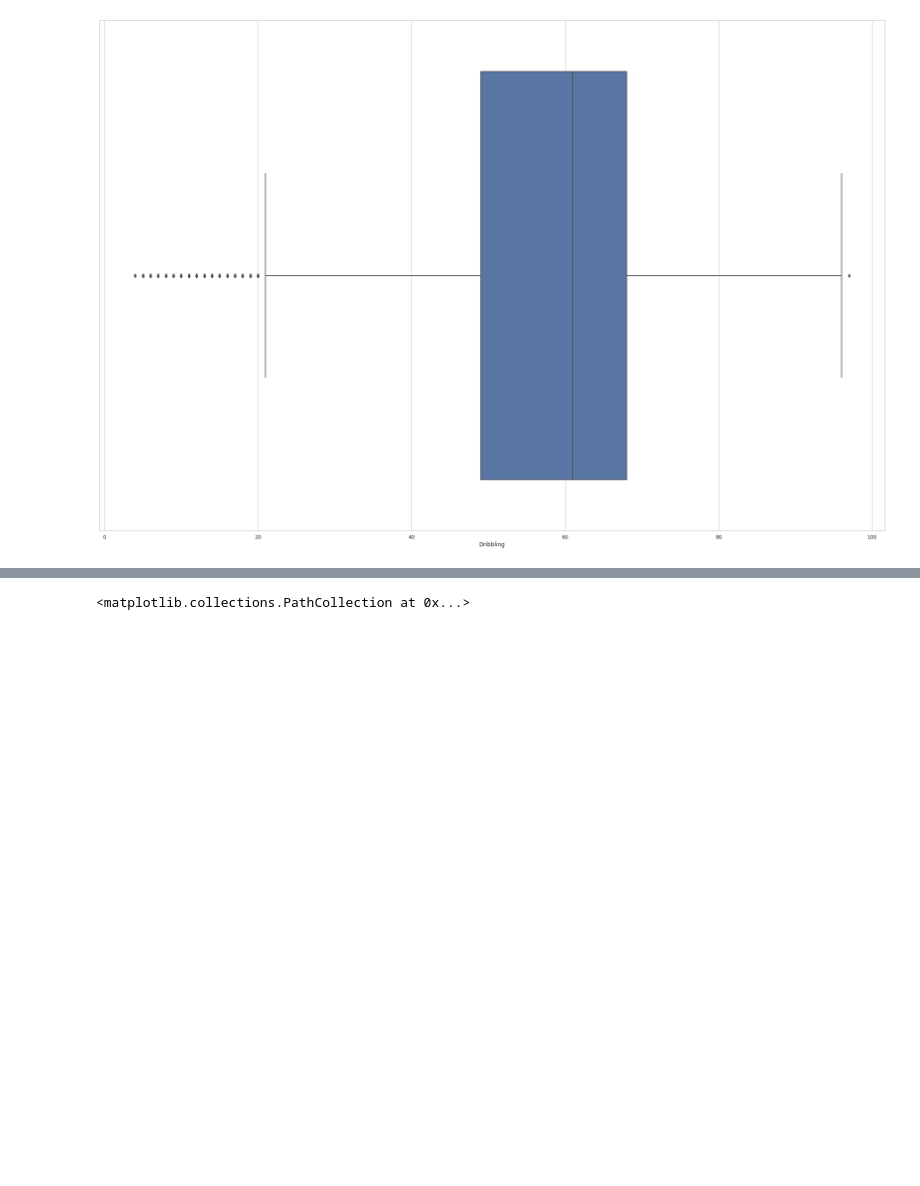
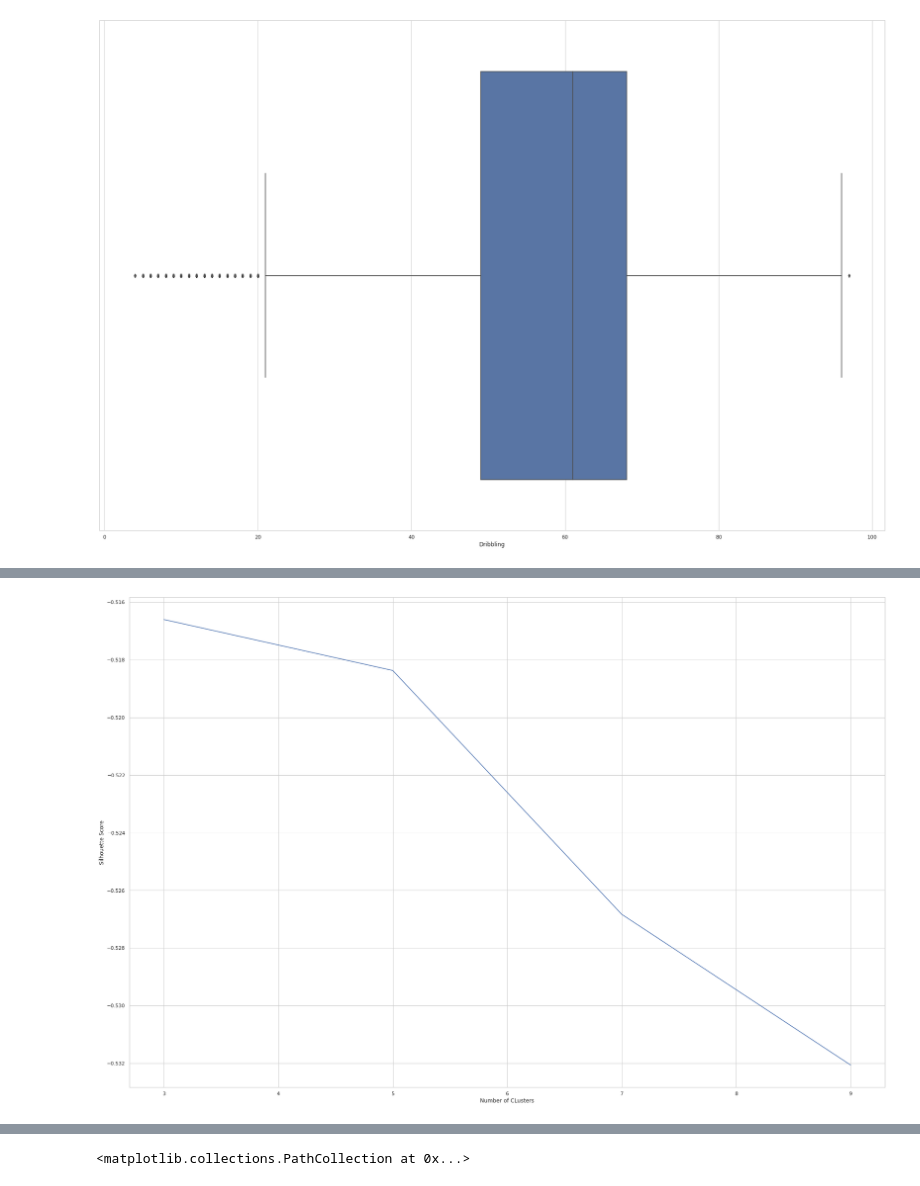
Before and after one commit to bachinaram/DataAnalytics1, a Jupyter notebook: DA1_assignment1.ipynb, the cells around one changed output, grey strips where cells are left out. Saved outputs shown, nothing was run; the diff lists cells and outputs as text; code cells hidden in the pictures; blank space fills up the shorter version.

```diff
--- a/DA1_assignment1.ipynb
+++ b/DA1_assignment1.ipynb
@@ -501,0 +490,29 @@ df3 = df3.fillna(0)
+# %%
+from sklearn.cluster import AgglomerativeClustering
+cluster = AgglomerativeClustering(n_clusters=3, affinity='euclidean', linkage='ward')
+cluster.fit_predict(data_scaled)
+score = silhouette_score(df3,cluster.fit_predict(data_scaled))
+y.append(score)
+# %%
+cluster = AgglomerativeClustering(n_clusters=5, affinity='euclidean', linkage='ward')
+cluster.fit_predict(data_scaled)
+score = silhouette_score(df3,cluster.fit_predict(data_scaled))
+y.append(score)
+# %%
+cluster = AgglomerativeClustering(n_clusters=7, affinity='euclidean', linkage='ward')
+cluster.fit_predict(data_scaled)
+score = silhouette_score(df3,cluster.fit_predict(data_scaled))
+y.append(score)
+# %%
+cluster = AgglomerativeClustering(n_clusters=9, affinity='euclidean', linkage='ward')
+cluster.fit_predict(data_scaled)
+score = silhouette_score(df3,cluster.fit_predict(data_scaled))
+y.append(score)
+# %%
+x=[3,5,7,9]
+plt.plot(x, y)
+plt.xlabel('Number of Clusters')
+plt.ylabel('Silhouette Score')
+plt.show()
+# %% [output]
+[figure, added]
```
Also changed, not shown: parts of 19 cells of this notebook.
